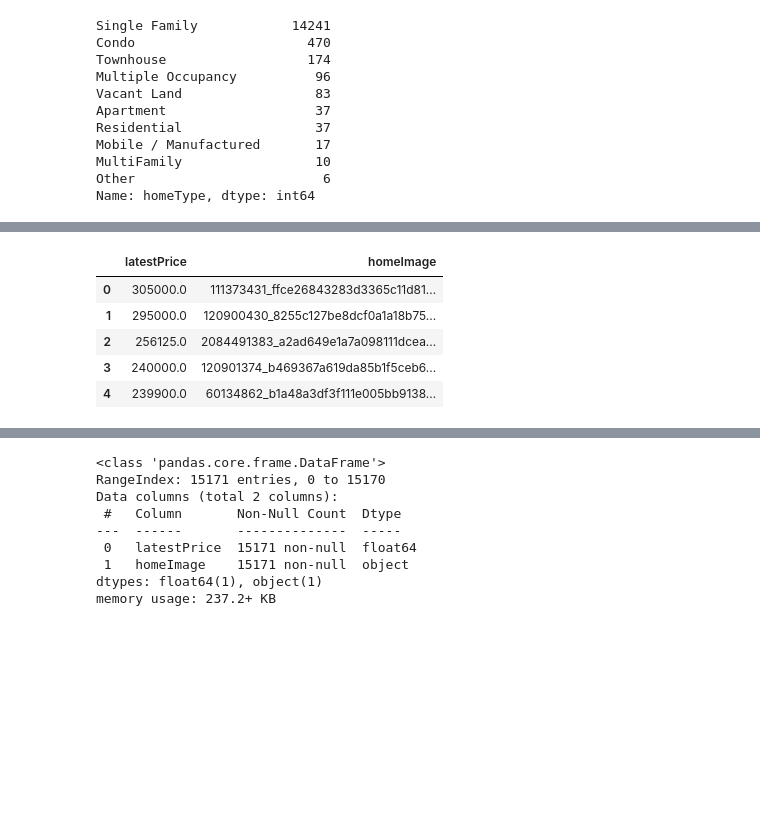
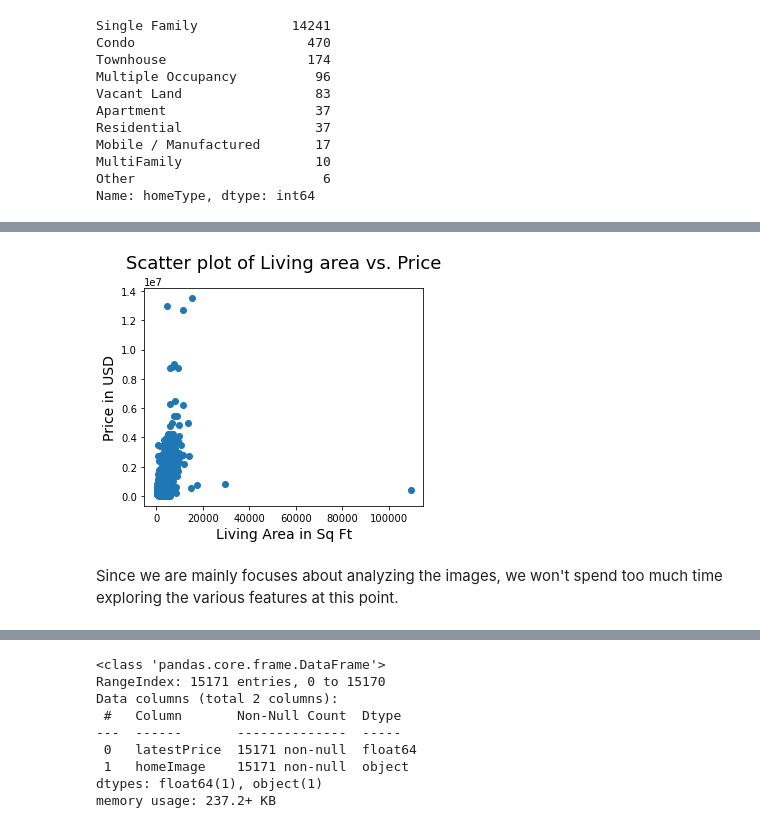
Before and after one commit to sangeetajay/Springboard, a Jupyter notebook: Final_Capstone/1_AH_csv_Data_Wrangling_EDA.ipynb, the cells around one changed output, grey strips where cells are left out. Cells and saved outputs as stored; diff of their text form; code cells hidden in the pictures; blank space fills up the shorter version.

```diff
--- a/Final_Capstone/1_AH_csv_Data_Wrangling_EDA.ipynb
+++ b/Final_Capstone/1_AH_csv_Data_Wrangling_EDA.ipynb
@@ -200,10 +229,0 @@ sns.heatmap(df.corr())
-# %%
-new_df = df[['latestPrice','homeImage']]
-new_df.head()
-# %% [output]
-|  | latestPrice | homeImage |
-| 0 | 305000.0 | 111373431_ffce26843283d3365c11d81... |
-| 1 | 295000.0 | 120900430_8255c127be8dcf0a1a18b75... |
-| 2 | 256125.0 | 2084491383_a2ad649e1a7a098111dcea... |
-| 3 | 240000.0 | 120901374_b469367a619da85b1f5ceb6... |
-| 4 | 239900.0 | 60134862_b1a48a3df3f111e005bb9138... |
@@ -209,0 +234,10 @@ new_df.head()
+# %%
+plt.scatter(df['livingAreaSqFt'],df['latestPrice'])
+plt.xlabel('Living Area in Sq Ft', fontsize=14)
+plt.ylabel('Price in USD', fontsize=14)
+plt.title('Scatter plot of Living area vs. Price', fontsize=18, pad=20)
+plt.show()
+# %% [output]
+[figure, added]
+# %% [markdown]
+Since we are mainly focuses about analyzing the images, we won't spend too much time exploring the various features at this point.
```
Also changed, not shown: parts of 42 cells of this notebook.
